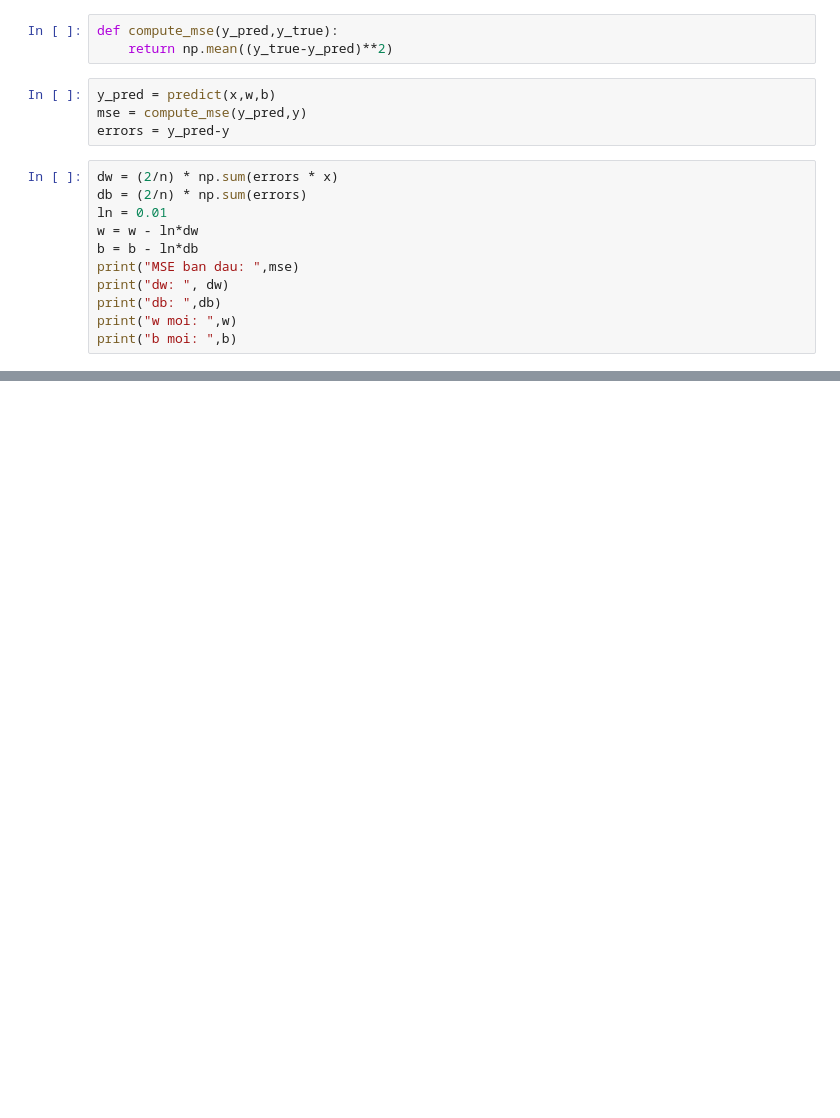
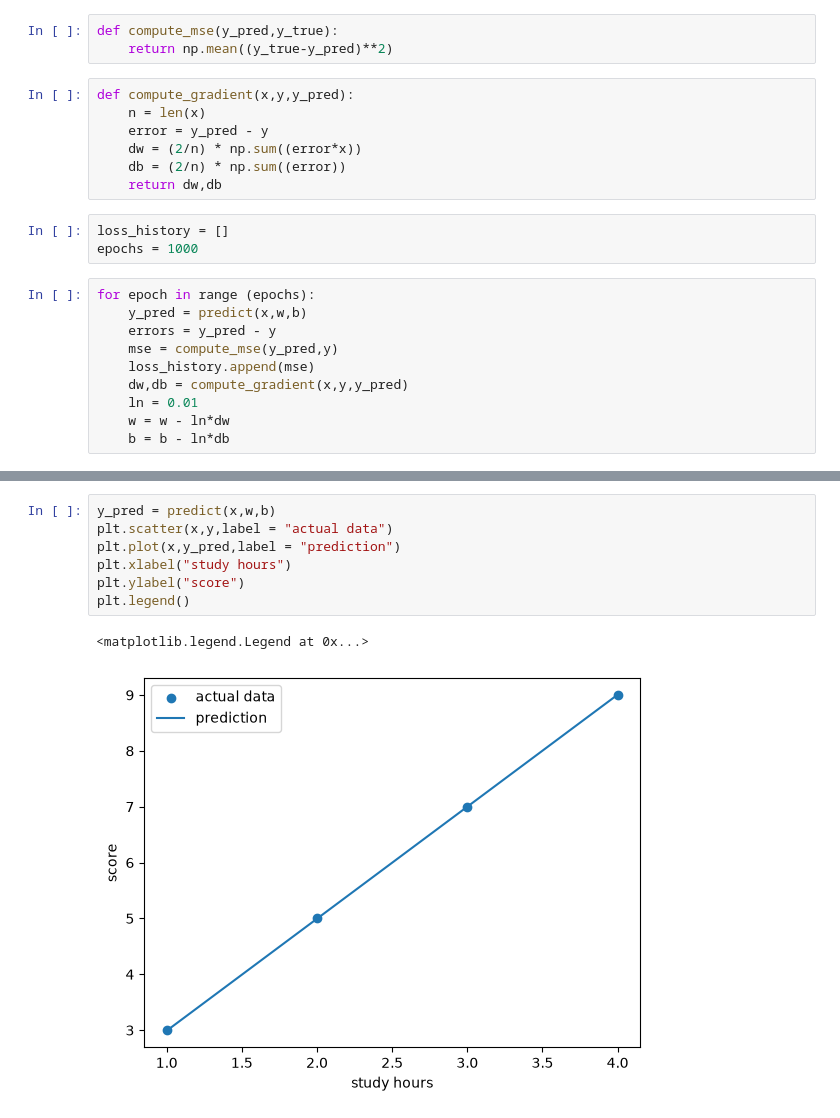
Before and after one commit to giakhangcd/Ml_Learning, a Jupyter notebook: Day3_pratice_code.ipynb, the cells around one changed output, grey strips where cells are left out. Saved outputs shown, nothing was run; the diff lists cells and outputs as text; blank space fills up the shorter version.

```diff
--- a/Day3_pratice_code.ipynb
+++ b/Day3_pratice_code.ipynb
@@ -12,18 +13,23 @@ def predict (x,w,b):
 # %%
 def compute_mse(y_pred,y_true):
     return np.mean((y_true-y_pred)**2)
+# %%
+def compute_gradient(x,y,y_pred):
+    n = len(x)
+    error = y_pred - y
+    dw = (2/n) * np.sum((error*x))
+    db = (2/n) * np.sum((error))
+    return dw,db
 # %%
-y_pred = predict(x,w,b)
-mse = compute_mse(y_pred,y)
-errors = y_pred-y
+loss_history = []
+epochs = 1000
 # %%
-dw = (2/n) * np.sum(errors * x)
-db = (2/n) * np.sum(errors)
-ln = 0.01
-w = w - ln*dw
-b = b - ln*db
-print("MSE ban dau: ",mse)
-print("dw: ", dw)
-print("db: ",db)
-print("w moi: ",w)
-print("b moi: ",b)
+for epoch in range (epochs):
+    y_pred = predict(x,w,b)
+    errors = y_pred - y
+    mse = compute_mse(y_pred,y)
+    loss_history.append(mse)
+    dw,db = compute_gradient(x,y,y_pred)
+    ln = 0.01
+    w = w - ln*dw
+    b = b - ln*db
@@ -37,0 +44,10 @@ epochs = 1000
+# %%
+y_pred = predict(x,w,b)
+plt.scatter(x,y,label = "actual data")
+plt.plot(x,y_pred,label = "prediction")
+plt.xlabel("study hours")
+plt.ylabel("score")
+plt.legend()
+# %% [output]
+<matplotlib.legend.Legend at 0x...>
+[figure, added]
```
Also changed, not shown: parts of 6 cells of this notebook, 6 other files.
